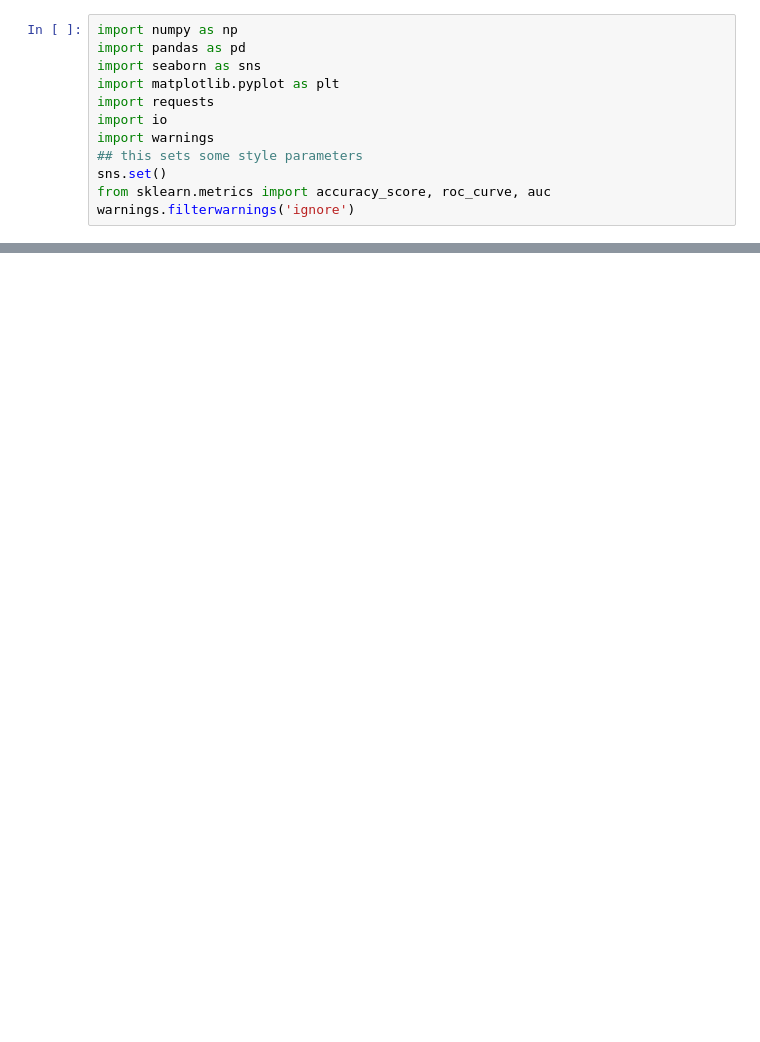
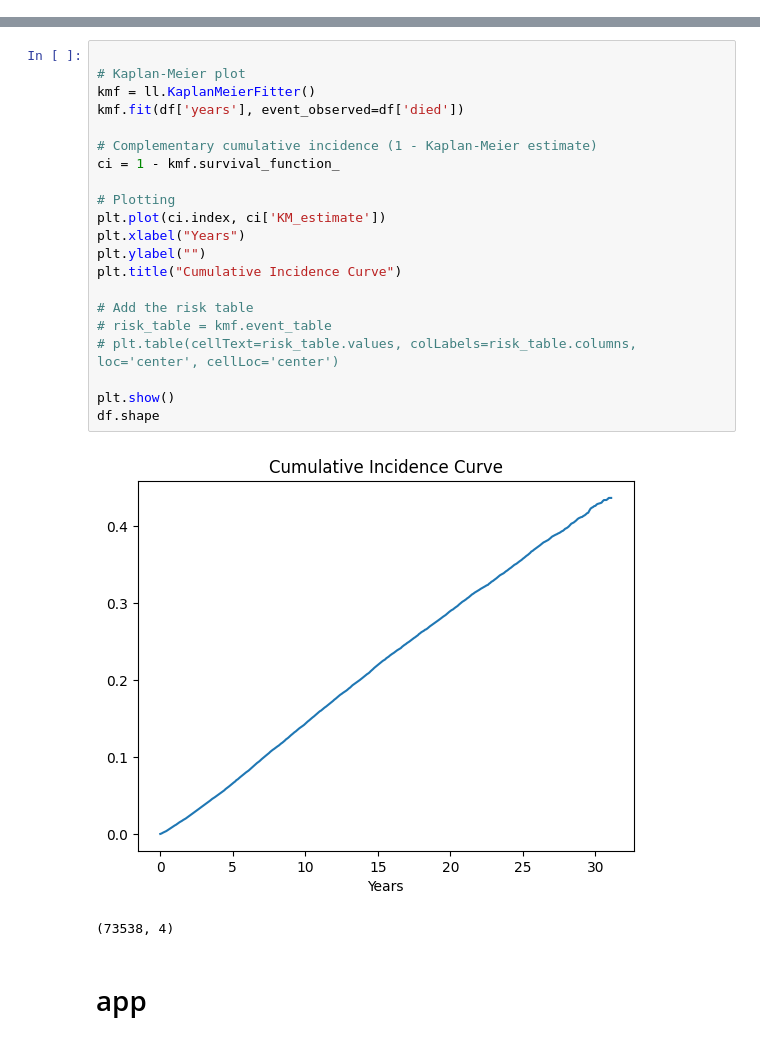
Before and after one commit to muzaale/bcmodel, a Jupyter notebook: _build/jupyter_execute/chapter7.ipynb, the cells around one changed output, grey strips where cells are left out. Drawn from its saved outputs; the diff is of its cells as text; blank space fills up the shorter version.

```diff
--- a/_build/jupyter_execute/chapter7.ipynb
+++ b/_build/jupyter_execute/chapter7.ipynb
@@ -11,12 +0,0 @@ cp ../3.dna.origins/training/chapter6.ipynb ../3.dna.origins/training/chapter9.i
-# %%
-import numpy as np
-import pandas as pd
-import seaborn as sns
-import matplotlib.pyplot as plt
-import requests
-import io
-import warnings
-## this sets some style parameters
-sns.set()
-from sklearn.metrics import accuracy_score, roc_curve, auc
-warnings.filterwarnings('ignore')
@@ -183,0 +65,26 @@ plt.plot(t, t * b)
+# %%
+
+# Kaplan-Meier plot
+kmf = ll.KaplanMeierFitter()
+kmf.fit(df['years'], event_observed=df['died'])
+
+# Complementary cumulative incidence (1 - Kaplan-Meier estimate)
+ci = 1 - kmf.survival_function_
+
+# Plotting
+plt.plot(ci.index, ci['KM_estimate'])
+plt.xlabel("Years")
+plt.ylabel("")
+plt.title("Cumulative Incidence Curve")
+
+# Add the risk table
+# risk_table = kmf.event_table
+# plt.table(cellText=risk_table.values, colLabels=risk_table.columns, loc='center', cellLoc='center')
+
+plt.show()
+df.shape
+# %% [output]
+[figure, added]
+(73538, 4)
+# %% [markdown]
+# app
```
Also changed, not shown: parts of 24 cells of this notebook, 16 other files.
